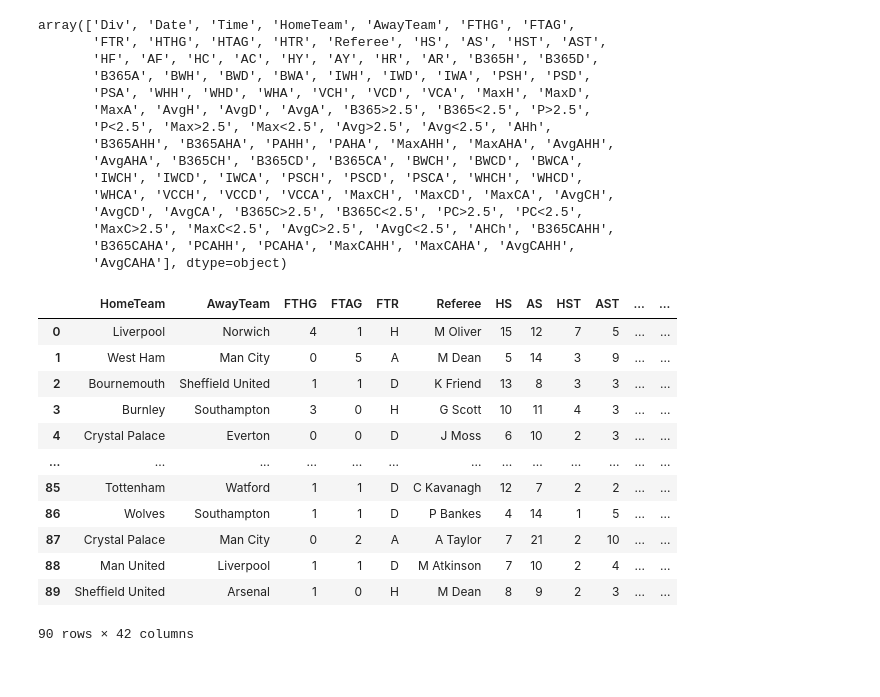
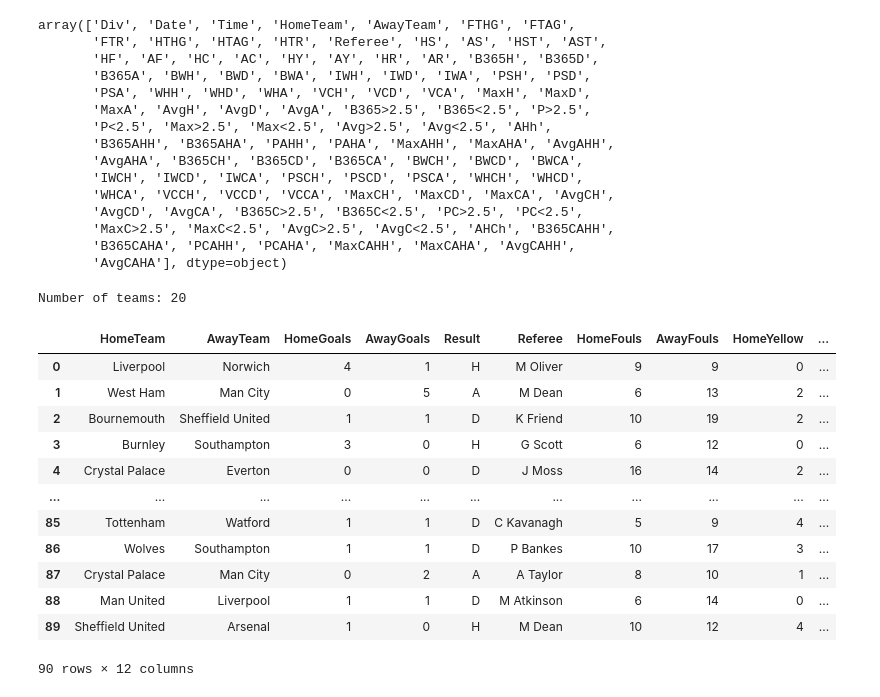
Before and after one commit to marcello96/Premier-League-Results-Predictor, a Jupyter notebook: data-analysis.ipynb, the cells around one changed output. Cells and saved outputs as stored; diff of their text form; code cells hidden in the pictures.

```diff
--- a/data-analysis.ipynb
+++ b/data-analysis.ipynb
@@ -37,7 +39,11 @@ array(['Div', 'Date', 'Time', 'HomeTeam', 'AwayTeam', 'FTHG', 'FTAG',
        'B365CAHA', 'PCAHH', 'PCAHA', 'MaxCAHH', 'MaxCAHA', 'AvgCAHH',
        'AvgCAHA'], dtype=object)
 # %%
-data.drop(columns=['Div', 'Date', 'Time','HTHG', 'HTAG', 'HTR','B365>2.5', 'B365<2.5', 'P>2.5',
+mdata = data.drop(columns=['Div', 'Date', 'Time','HTHG', 'HTAG', 'HTR', 'HS', 'AS', 'HST',
+       'AST', 'HC', 'AC', 'B365H', 'B365D',
+       'B365A', 'BWH', 'BWD', 'BWA', 'IWH', 'IWD', 'IWA', 'PSH', 'PSD',
+       'PSA', 'WHH', 'WHD', 'WHA', 'VCH', 'VCD', 'VCA', 'MaxH', 'MaxD',
+       'MaxA', 'AvgH', 'AvgD', 'AvgA', 'B365>2.5', 'B365<2.5', 'P>2.5',
        'P<2.5', 'Max>2.5', 'Max<2.5', 'Avg>2.5', 'Avg<2.5', 'AHh',
        'B365AHH', 'B365AHA', 'PAHH', 'PAHA', 'MaxAHH', 'MaxAHA', 'AvgAHH',
        'AvgAHA', 'B365CH', 'B365CD', 'B365CA', 'BWCH', 'BWCD', 'BWCA',
@@ -45,19 +51,26 @@ data.drop(columns=['Div', 'Date', 'Time','HTHG', 'HTAG', 'HTR','B365>2.5', 'B365
        'WHCA', 'VCCH', 'VCCD', 'VCCA', 'MaxCH', 'MaxCD', 'MaxCA', 'AvgCH',
        'AvgCD', 'AvgCA', 'B365C>2.5', 'B365C<2.5', 'PC>2.5', 'PC<2.5',
        'MaxC>2.5', 'MaxC<2.5', 'AvgC>2.5', 'AvgC<2.5', 'AHCh', 'B365CAHH',
-       'B365CAHA', 'PCAHH', 'PCAHA', 'MaxCAHH', 'MaxCAHA', 'AvgCAHH',
-       'AvgCAHA'])
+       'B365CAHA', 'PCAHH', 'PCAHA', 'MaxCAHH', 'MaxCAHA', 'AvgCAHH', 'AvgCAHA'])
+mdata = mdata.rename(columns={'FTHG': 'HomeGoals', 'FTAG': 'AwayGoals', 'FTR': 'Result', 'HF': 'HomeFouls',
+                            'AF': 'AwayFouls', 'HY': 'HomeYellow', 'AY': 'AwayYellow', 'HR': 'HomeRed', 'AR': 'AwayRed'})
-# %% [output]
-|  | HomeTeam | AwayTeam | FTHG | FTAG | FTR | Referee | HS | AS | HST | AST | ... | ... |
-| 0 | Liverpool | Norwich | 4 | 1 | H | M Oliver | 15 | 12 | 7 | 5 | ... | ... |
-| 1 | West Ham | Man City | 0 | 5 | A | M Dean | 5 | 14 | 3 | 9 | ... | ... |
-| 2 | Bournemouth | Sheffield United | 1 | 1 | D | K Friend | 13 | 8 | 3 | 3 | ... | ... |
-| 3 | Burnley | Southampton | 3 | 0 | H | G Scott | 10 | 11 | 4 | 3 | ... | ... |
-| 4 | Crystal Palace | Everton | 0 | 0 | D | J Moss | 6 | 10 | 2 | 3 | ... | ... |
-| ... | ... | ... | ... | ... | ... | ... | ... | ... | ... | ... | ... | ... |
-| 85 | Tottenham | Watford | 1 | 1 | D | C Kavanagh | 12 | 7 | 2 | 2 | ... | ... |
-| 86 | Wolves | Southampton | 1 | 1 | D | P Bankes | 4 | 14 | 1 | 5 | ... | ... |
-| 87 | Crystal Palace | Man City | 0 | 2 | A | A Taylor | 7 | 21 | 2 | 10 | ... | ... |
-| 88 | Man United | Liverpool | 1 | 1 | D | M Atkinson | 7 | 10 | 2 | 4 | ... | ... |
-| 89 | Sheffield United | Arsenal | 1 | 0 | H | M Dean | 8 | 9 | 2 | 3 | ... | ... |
-90 rows × 42 columns
+# %%
+print("Number of teams: %d" % mdata['AwayTeam'].unique().size)
+# %% [output]
+Number of teams: 20
+# %%
+mdata
+# %% [output]
+|  | HomeTeam | AwayTeam | HomeGoals | AwayGoals | Result | Referee | HomeFouls | AwayFouls | HomeYellow | ... |
+| 0 | Liverpool | Norwich | 4 | 1 | H | M Oliver | 9 | 9 | 0 | ... |
+| 1 | West Ham | Man City | 0 | 5 | A | M Dean | 6 | 13 | 2 | ... |
+| 2 | Bournemouth | Sheffield United | 1 | 1 | D | K Friend | 10 | 19 | 2 | ... |
+| 3 | Burnley | Southampton | 3 | 0 | H | G Scott | 6 | 12 | 0 | ... |
+| 4 | Crystal Palace | Everton | 0 | 0 | D | J Moss | 16 | 14 | 2 | ... |
+| ... | ... | ... | ... | ... | ... | ... | ... | ... | ... | ... |
+| 85 | Tottenham | Watford | 1 | 1 | D | C Kavanagh | 5 | 9 | 4 | ... |
+| 86 | Wolves | Southampton | 1 | 1 | D | P Bankes | 10 | 17 | 3 | ... |
+| 87 | Crystal Palace | Man City | 0 | 2 | A | A Taylor | 8 | 10 | 1 | ... |
+| 88 | Man United | Liverpool | 1 | 1 | D | M Atkinson | 6 | 14 | 0 | ... |
+| 89 | Sheffield United | Arsenal | 1 | 0 | H | M Dean | 10 | 12 | 4 | ... |
+90 rows × 12 columns
```
Also changed, not shown: parts of 5 cells of this notebook.
